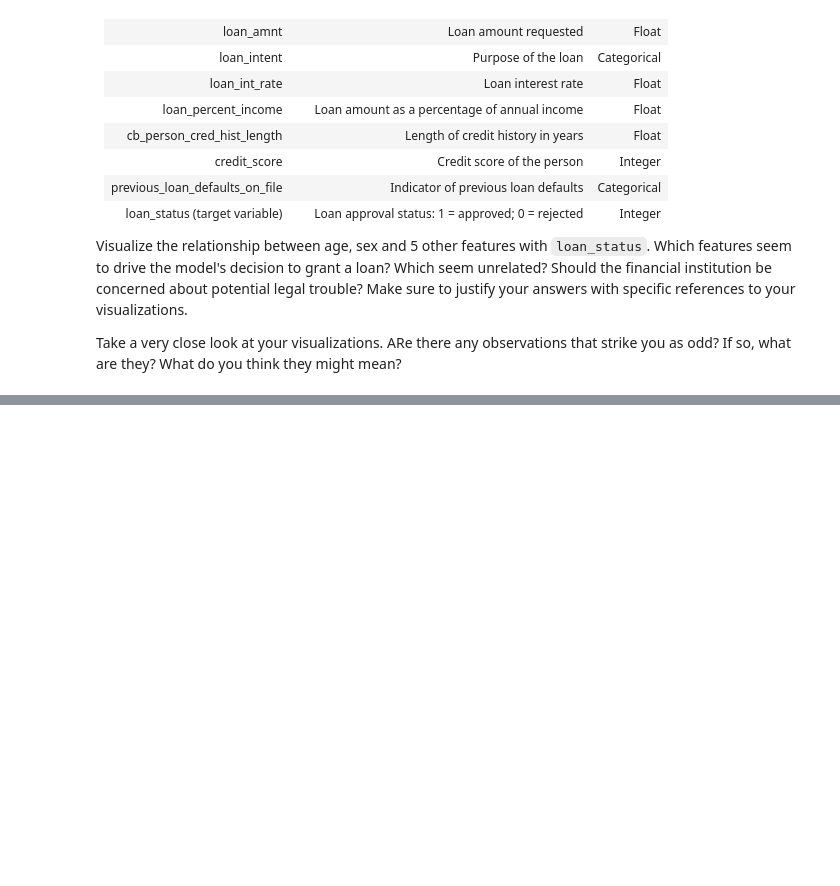
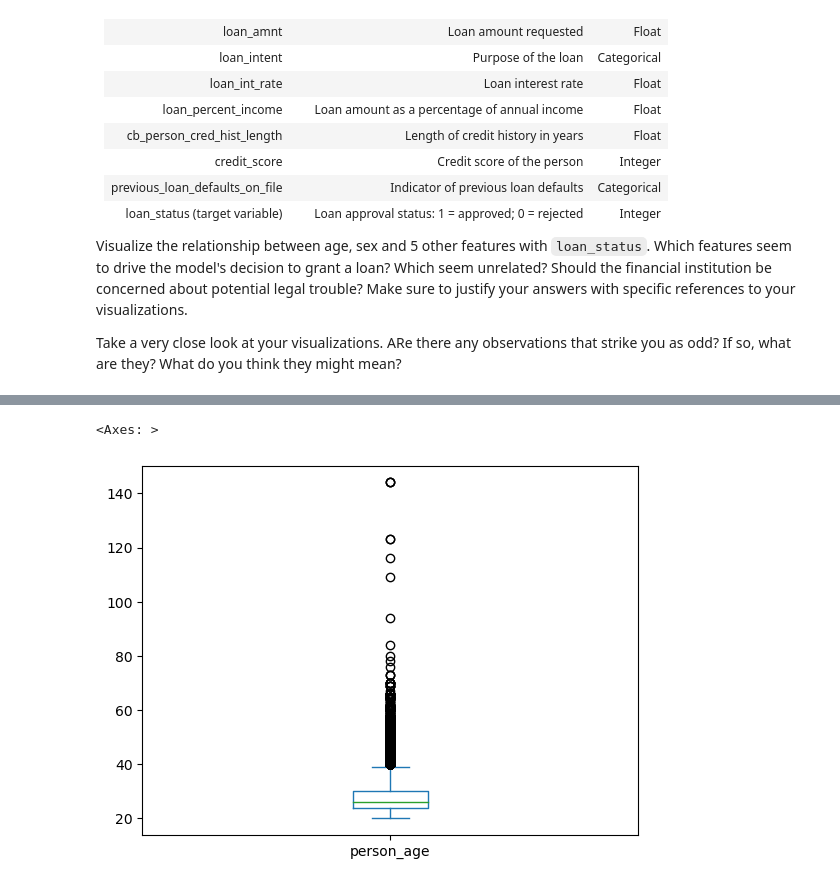
Before and after one commit to NekaouMike/DVM_Lecture_Lab_Files, a Jupyter notebook: 2.5 Visualizing Relationships Between Groups Lab.ipynb, the cells around one changed output, grey strips where cells are left out. Cells and saved outputs as stored; diff of their text form; code cells hidden in the pictures; blank space fills up the shorter version.

```diff
--- a/2.5 Visualizing Relationships Between Groups Lab.ipynb
+++ b/2.5 Visualizing Relationships Between Groups Lab.ipynb
@@ -27,0 +49,5 @@ Take a very close look at your visualizations.  ARe there any observations that
+# %%
+df['person_age'].plot(kind='box')
+# %% [output]
+<Axes: >
+[figure, added]
```
Also changed, not shown: parts of 3 cells of this notebook, 1 other file.
